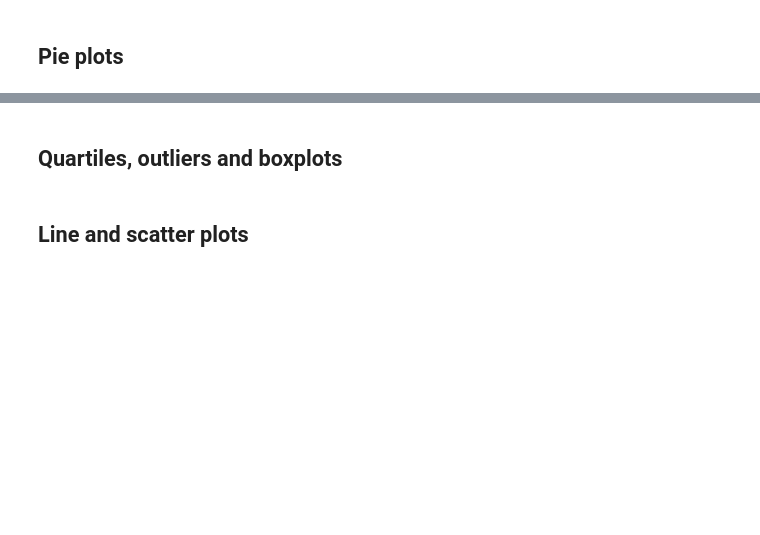
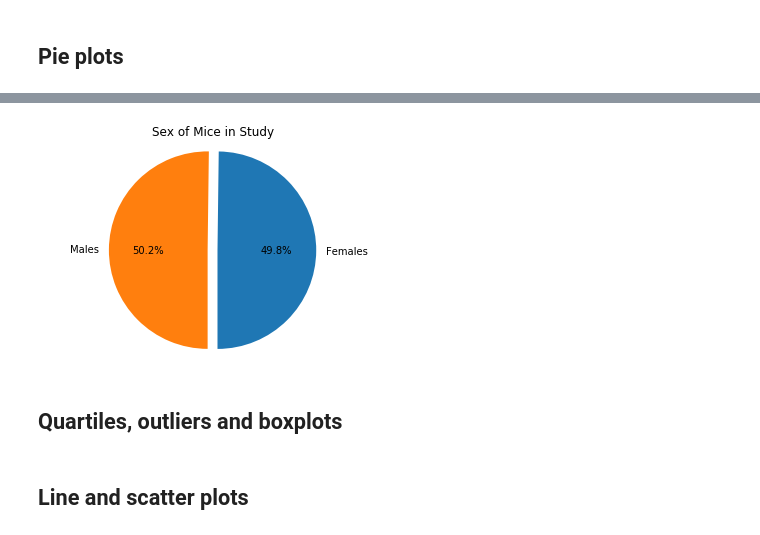
Before and after one commit to michaeljwboyce/Pymaceuticals, a Jupyter notebook: Pymaceuticals/pymaceuticals_starter.ipynb, the cells around one changed output, grey strips where cells are left out. Drawn from its saved outputs; the diff is of its cells as text; code cells hidden in the pictures; blank space fills up the shorter version.

```diff
--- a/Pymaceuticals/pymaceuticals_starter.ipynb
+++ b/Pymaceuticals/pymaceuticals_starter.ipynb
@@ -36,3 +95,17 @@ study_results = pd.read_csv(study_results)
+# %%
+# Generate a pie plot showing the distribution of female versus male mice using pyplot
+
+labels = 'Females', 'Males'
+explode = (0.1, 0)
+sizes = [124, 125]
+fig1, ax1 = plt.subplots()
+ax1.pie(sizes, explode=explode, labels=labels, autopct='%1.1f%%',
+        shadow=False, startangle=270)
+ax1.axis('equal')  # Equal aspect ratio ensures that pie is drawn as a circle.
+plt.title("Sex of Mice in Study")
+plt.show()
+# %% [output]
+[figure, added]
 # %% [markdown]
 ## Quartiles, outliers and boxplots
 # %%
```
Also changed, not shown: parts of 9 cells of this notebook.
